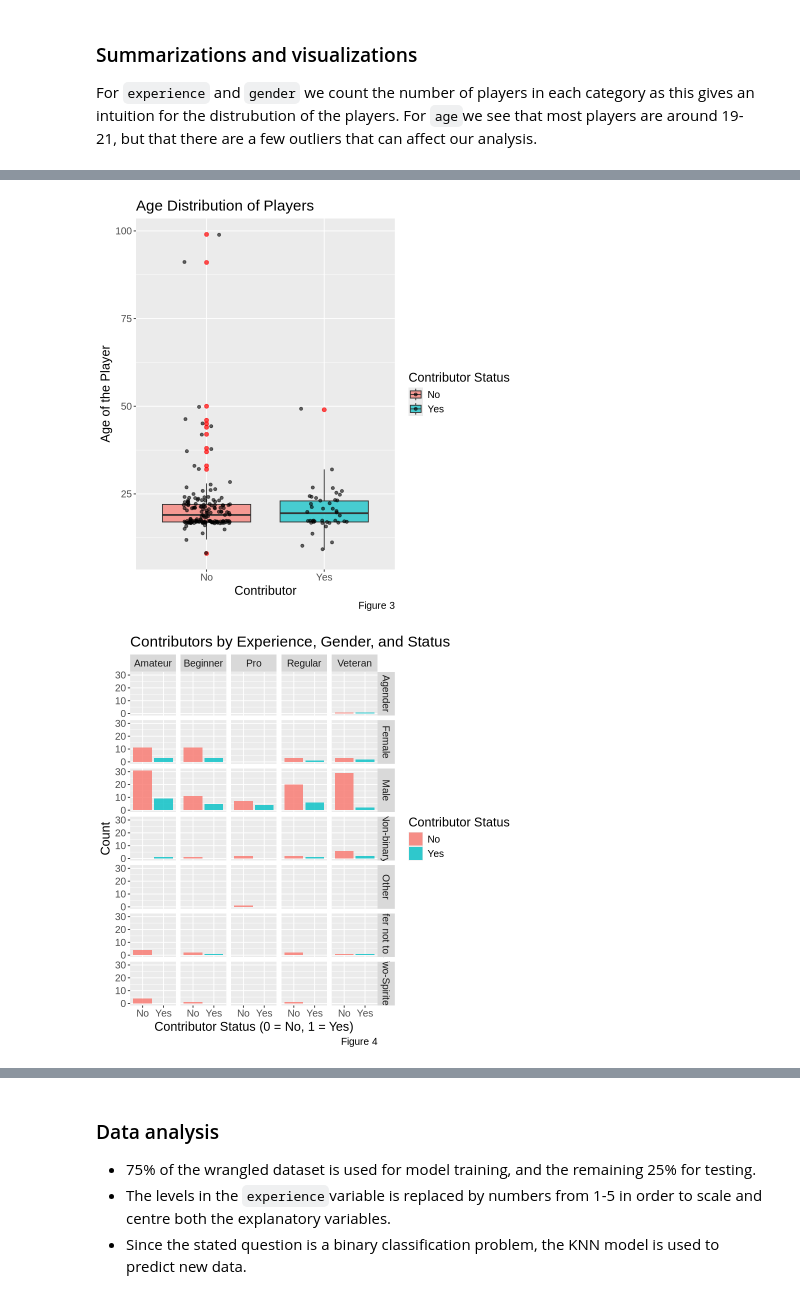
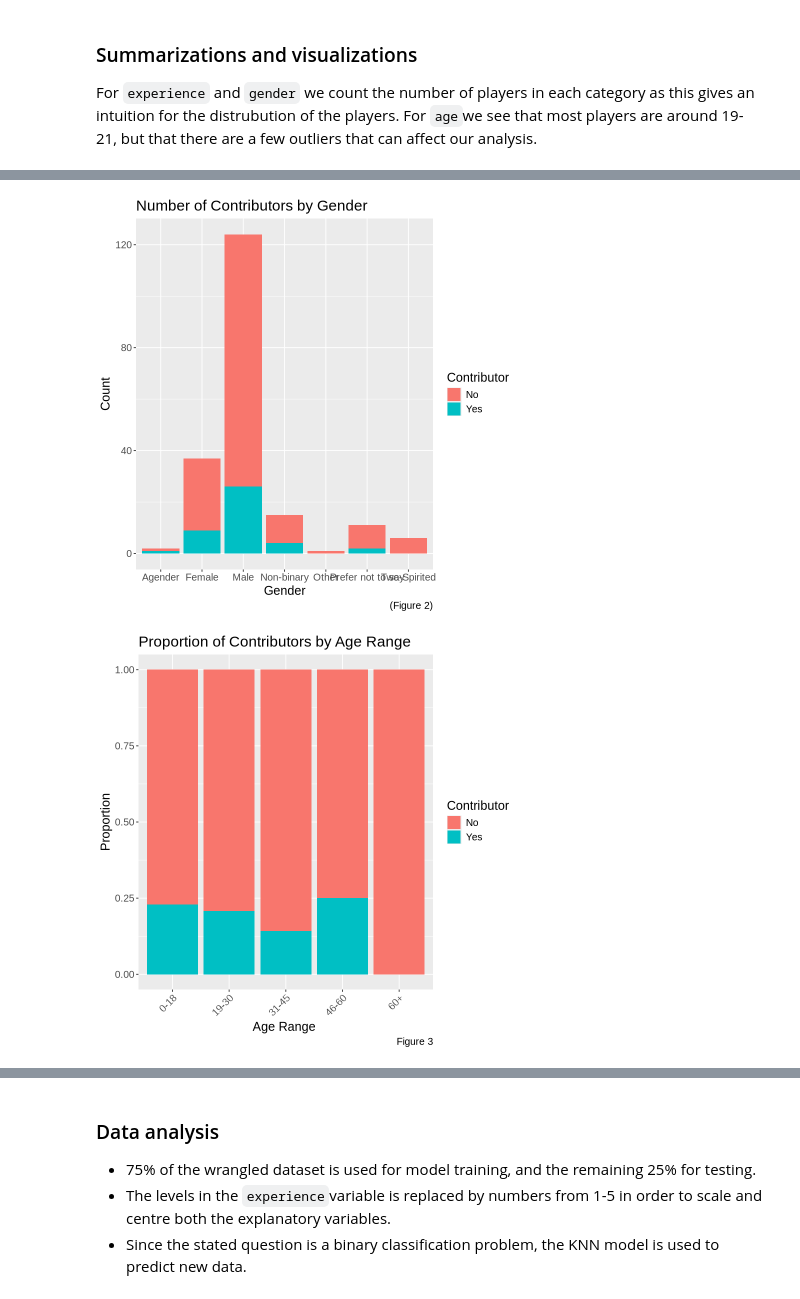
Before and after one commit to EmmaGjoen/data_science_group_project, a Jupyter notebook: project_final_report.ipynb, the cells around one changed output, grey strips where cells are left out. Cells and saved outputs as stored; diff of their text form; code cells hidden in the pictures.

Commit message:
Added reason why we need to exclude gender in our analysis and added a plot for age range

```diff
--- a/project_final_report.ipynb
+++ b/project_final_report.ipynb
@@ -88,8 +90,12 @@ wrangled_players_data <- players_data |>
     contributor = factor(if_else(played_hours >= 1, "Yes", "No")),
     experience = as.factor(experience),
     gender = as.factor(gender),
-    age = as.integer(age)
+    age = as.integer(age),
+      age_range = cut(age,
+                        breaks = c(0, 18, 30, 45, 60, Inf),
+                        labels = c("0-18", "19-30", "31-45", "46-60", "60+"),
+                        right = FALSE)
   ) |>
-  select(experience, gender, age, contributor)
+  select(experience, gender, age, contributor, age_range)
 wrangled_players_data
 # %% [output]
@@ -115,8 +121,9 @@ wrangled_players_data |>
   summarise(count = n())
 
 # distribution of gender
-wrangled_players_data |>
+gender<- wrangled_players_data|>
   count(gender)
+print(gender)
 
 # distribution of age
 wrangled_players_data |>
@@ -126,6 +133,10 @@ wrangled_players_data |>
     mean_age = mean(age),
     median_age = median(age)
   )
+# distribution of age range
+wrangled_players_data |>
+group_by(age_range) |>
+summarise(count= n())
 
 # proportion of contributor vs. non-contributors
 wrangled_players_data |>
@@ -183,34 +202,68 @@ ggplot(wrangled_players_data, aes(x = gender, fill = factor(contributor))) +
         caption = ("Figure 2")
     ) +
     theme(text = element_text(size = 15),
          axis.text.x = element_text(angle = 45, hjust = 1))
+### I think going with "count" proves why we need to exclude gender in our analysis
 
+ggplot(wrangled_players_data, aes(x = gender, fill = factor(contributor))) +
+    geom_bar(position = "stack") +
+    labs(
+        title = "Number of Contributors by Gender",
+        x = "Gender",
+        y = "Count",
+        fill = "Contributor",
+        caption = "(Figure 2)"
+    ) +
+    theme(text = element_text(size = 15))
+
+### DID THE PLOT WITH COUNT AND PROPORTION TO SEE ANY PATTERN
+ggplot(wrangled_players_data, aes(x = age_range, fill = factor(contributor))) +
+    geom_bar(position = "fill") +
+    labs(
+        title = "Proportion of Contributors by Age Range",
+        x = "Age Range ",
+        y = "Proportion",
+        fill = "Contributor",
+        caption = ("Figure 3")
+    ) +
+    theme(text = element_text(size = 15),
+         axis.text.x = element_text(angle = 45, hjust = 1))
+ggplot(wrangled_players_data, aes(x = age_range, fill = factor(contributor))) +
+    geom_bar(position = "stack") +
+    labs(
+        title = "Number of Contributors by age_range",
+        x = "Age Range of players",
+        y = "Count",
+        fill = "Contributor",
+        caption = "(Figure 3)"
+    ) +
+    theme(text = element_text(size = 15))
 
 ggplot(wrangled_players_data, aes(x = factor(contributor), y = age, fill = factor(contributor))) +
     geom_boxplot(alpha = 0.7, outlier.size = 2, outlier.color = "red") +
     geom_jitter(width = 0.2, size = 1.5, alpha = 0.6, color = "black") +
     labs(
         title = "Age Distribution of Players",
         x = "Contributor",
         y = "Age of the Player",
         fill = "Contributor Status",
-        caption = ("Figure 3")
+        caption = ("Figure 4")
     ) +
     theme(text = element_text(size = 15))
 
 ggplot(wrangled_players_data, aes(x = factor(contributor), fill = factor(contributor))) +
     geom_bar(position = "stack", alpha = 0.8) +
     facet_grid(gender ~ experience) +
     labs(
         title = "Contributors by Experience, Gender, and Status",
         x = "Contributor Status (0 = No, 1 = Yes)",
         y = "Count",
         fill = "Contributor Status",
-        caption = ("Figure 4")
+        caption = ("Figure 5")
     ) +
     theme(text = element_text(size = 15))
 # %% [output]
 [figure]
 [figure]
-[figure, old version]
+[figure, new version]
-[figure, old version]
+[figure, new version]
```
Also changed, not shown: parts of 7 cells of this notebook.
